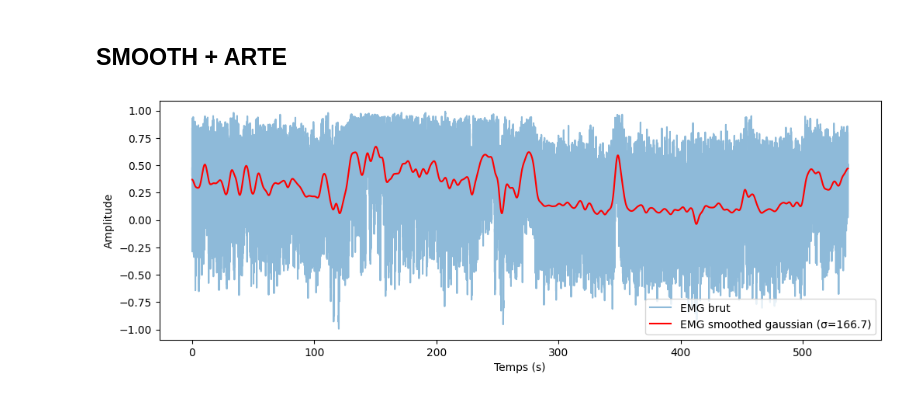
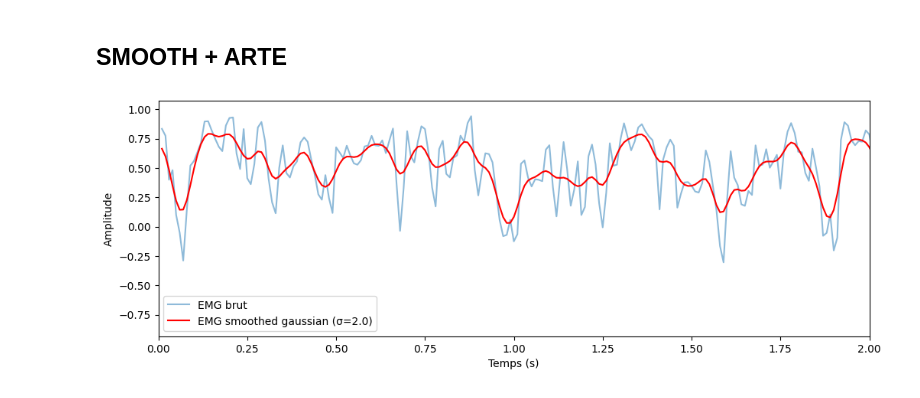
Before and after one commit to NouhaylaEnnadri/Sandman, a Jupyter notebook: HPC_rat1_j1.ipynb, the cells around one changed output. Cells and saved outputs as stored; diff of their text form; code cells hidden in the pictures.

```diff
--- a/HPC_rat1_j1.ipynb
+++ b/HPC_rat1_j1.ipynb
@@ -535,29 +553,29 @@ emg_dict = compute_emg_buzsakiMethod(
     y=2500,              # fréquence d’échantillonnage de tes données brutes
     sig1=hpc_500,   # canal hippocampe
     sig2=pfc_500,   # canal préfrontal
-    smoothWindow=201   # fenêtre de lissage (doit être impair, 201 ≈ 160 ms)
+    smoothWindow=11   # fenêtre de lissage
 )
 # %% [markdown]
 ## SMOOTH + ARTE
 # %%
 from scipy.ndimage import gaussian_filter1d
 
 signal_EMG = emg_dict["data"]
 time_EMG = emg_dict["timestamps"]
 
-fs = 100  # Hz, fréquence d’échantillonnage du EMG proxy
+fs = 500  # Hz, fréquence d’échantillonnage du EMG proxy
 
 win_sec = 10
-sigma = fs * win_sec / 6   # réduit le lissage, ~10s effective window
-
+sigma = 2
 signal_EMG_smooth = gaussian_filter1d(signal_EMG, sigma=sigma)
 
 plt.figure(figsize=(12,4))
 plt.plot(time_EMG, signal_EMG, label="EMG brut", alpha=0.5)
 plt.plot(time_EMG, signal_EMG_smooth, label=f"EMG smoothed gaussian (σ={sigma:.1f})", color="red")
 plt.xlabel("Temps (s)")
 plt.ylabel("Amplitude")
 plt.legend()
+plt.xlim(0, 2)
 plt.show()
 # %% [output]
-[figure, old version]
+[figure, new version]
```
Also changed, not shown: parts of 8 cells of this notebook.
